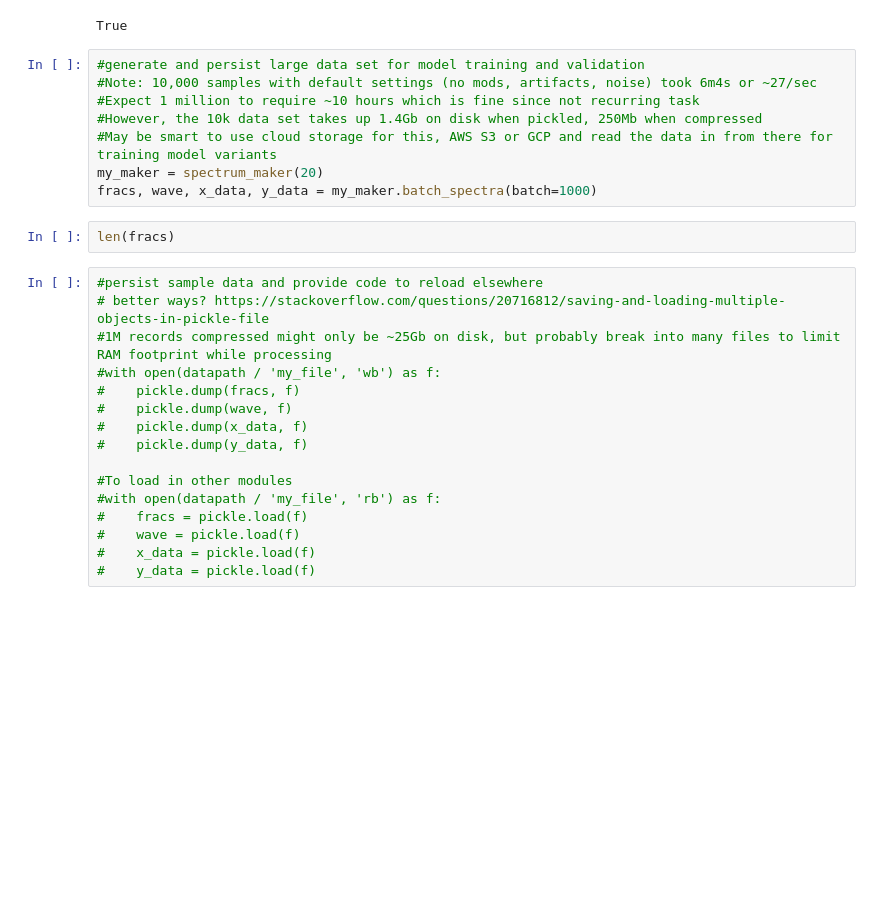
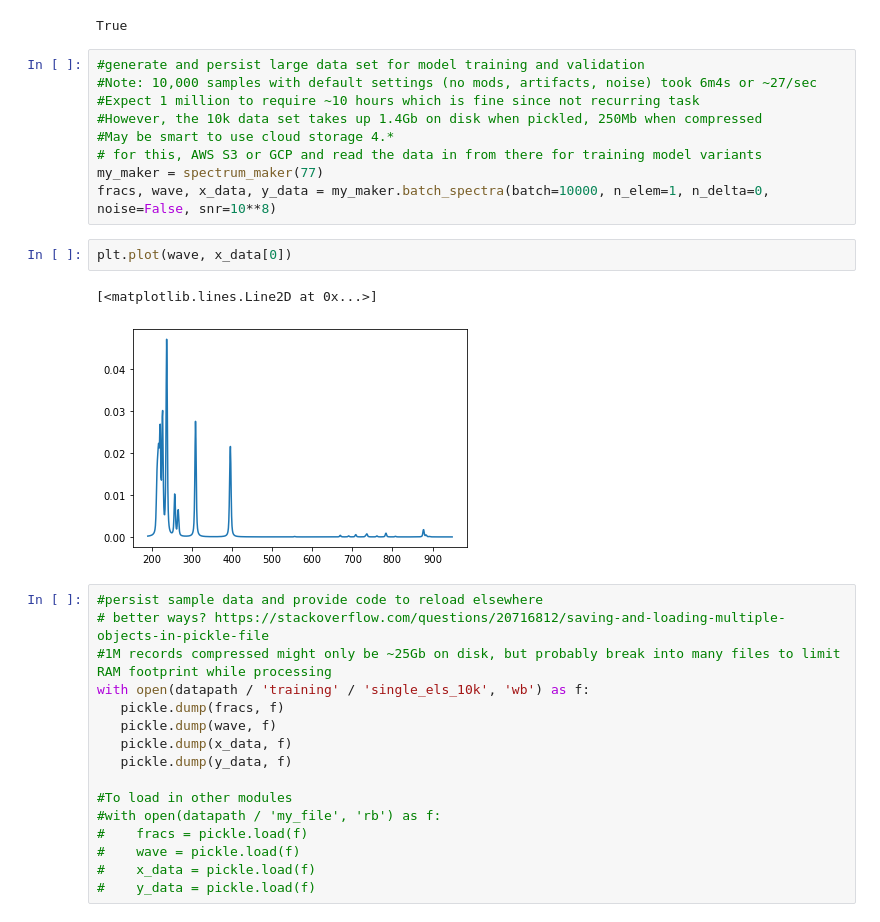
Before and after one commit to MWhitta/phaseMAP, a Jupyter notebook: util/make_spec.ipynb, the cells around one changed output. Cells and saved outputs as stored; diff of their text form; blank space fills up the shorter version.

```diff
--- a/util/make_spec.ipynb
+++ b/util/make_spec.ipynb
@@ -81,20 +84,24 @@ True
 #Note: 10,000 samples with default settings (no mods, artifacts, noise) took 6m4s or ~27/sec
 #Expect 1 million to require ~10 hours which is fine since not recurring task
 #However, the 10k data set takes up 1.4Gb on disk when pickled, 250Mb when compressed
-#May be smart to use cloud storage for this, AWS S3 or GCP and read the data in from there for training model variants
-my_maker = spectrum_maker(20)
-fracs, wave, x_data, y_data = my_maker.batch_spectra(batch=1000)
+#May be smart to use cloud storage 4.*
+# for this, AWS S3 or GCP and read the data in from there for training model variants
+my_maker = spectrum_maker(77)
+fracs, wave, x_data, y_data = my_maker.batch_spectra(batch=10000, n_elem=1, n_delta=0, noise=False, snr=10**8)
-# %%
-len(fracs)
+# %%
+plt.plot(wave, x_data[0])
+# %% [output]
+[<matplotlib.lines.Line2D at 0x...>]
+[figure, added]
 # %%
 #persist sample data and provide code to reload elsewhere
 # better ways? https://stackoverflow.com/questions/20716812/saving-and-loading-multiple-objects-in-pickle-file
 #1M records compressed might only be ~25Gb on disk, but probably break into many files to limit RAM footprint while processing
-#with open(datapath / 'my_file', 'wb') as f:
-#    pickle.dump(fracs, f)
-#    pickle.dump(wave, f)
-#    pickle.dump(x_data, f)
-#    pickle.dump(y_data, f)
+with open(datapath / 'training' / 'single_els_10k', 'wb') as f:
+   pickle.dump(fracs, f)
+   pickle.dump(wave, f)
+   pickle.dump(x_data, f)
+   pickle.dump(y_data, f)
 
 #To load in other modules
 #with open(datapath / 'my_file', 'rb') as f:
```
Also changed, not shown: parts of 4 cells of this notebook, 2 other files.
